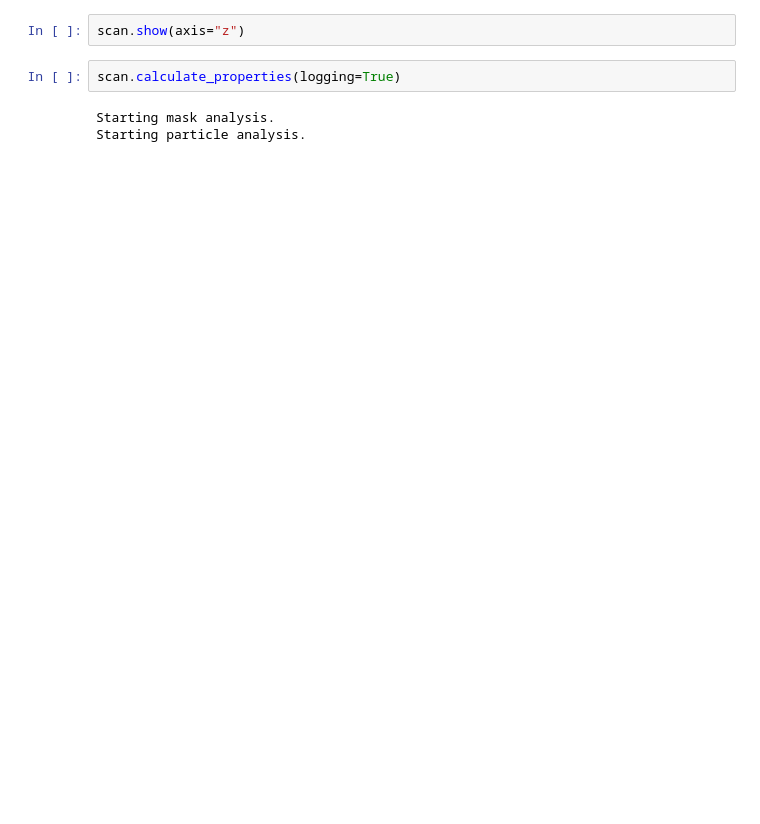
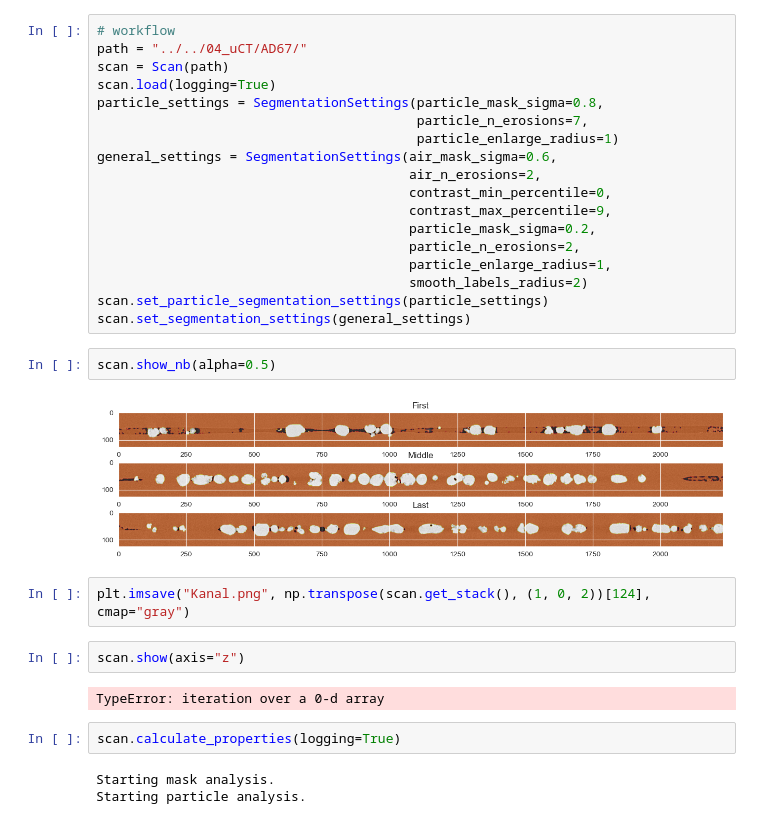
Before and after one commit to Eudoxosfly/Masterthesis, a Jupyter notebook: uCT_analysis/load_scan_test.ipynb, the cells around one changed output. Cells and saved outputs as stored; diff of their text form; blank space fills up the shorter version.

Commit message:
added show_nb function and workflow for nesh

```diff
--- a/uCT_analysis/load_scan_test.ipynb
+++ b/uCT_analysis/load_scan_test.ipynb
@@ -17,8 +18,34 @@ Loaded stack with shape (1781, 126, 2231) and a size of 1.00 GB in 4.67 s.
 Loaded _mask from: ../../04_uCT/AD67/_mask.npy
 Loaded _particle_mask from: ../../04_uCT/AD67/_particle_mask.npy
 Loaded _tesselation from: ../../04_uCT/AD67/_tesselation.npy
+# %%
+# workflow
+path = "../../04_uCT/AD67/"
+scan = Scan(path)
+scan.load(logging=True)
+particle_settings = SegmentationSettings(particle_mask_sigma=0.8,
+                                         particle_n_erosions=7,
+                                         particle_enlarge_radius=1)
+general_settings = SegmentationSettings(air_mask_sigma=0.6,
+                                        air_n_erosions=2,
+                                        contrast_min_percentile=0,
+                                        contrast_max_percentile=9,
+                                        particle_mask_sigma=0.2,
+                                        particle_n_erosions=2,
+                                        particle_enlarge_radius=1,
+                                        smooth_labels_radius=2)
+scan.set_particle_segmentation_settings(particle_settings)
+scan.set_segmentation_settings(general_settings)
+# %%
+scan.show_nb(alpha=0.5)
+# %% [output]
+[figure, added]
+# %%
+plt.imsave("Kanal.png", np.transpose(scan.get_stack(), (1, 0, 2))[124], cmap="gray")
 # %%
 scan.show(axis="z")
+# %% [output]
+TypeError: iteration over a 0-d array
 # %%
 scan.calculate_properties(logging=True)
 # %% [output]
```
Also changed, not shown: parts of 3 cells of this notebook, 7 other files.
